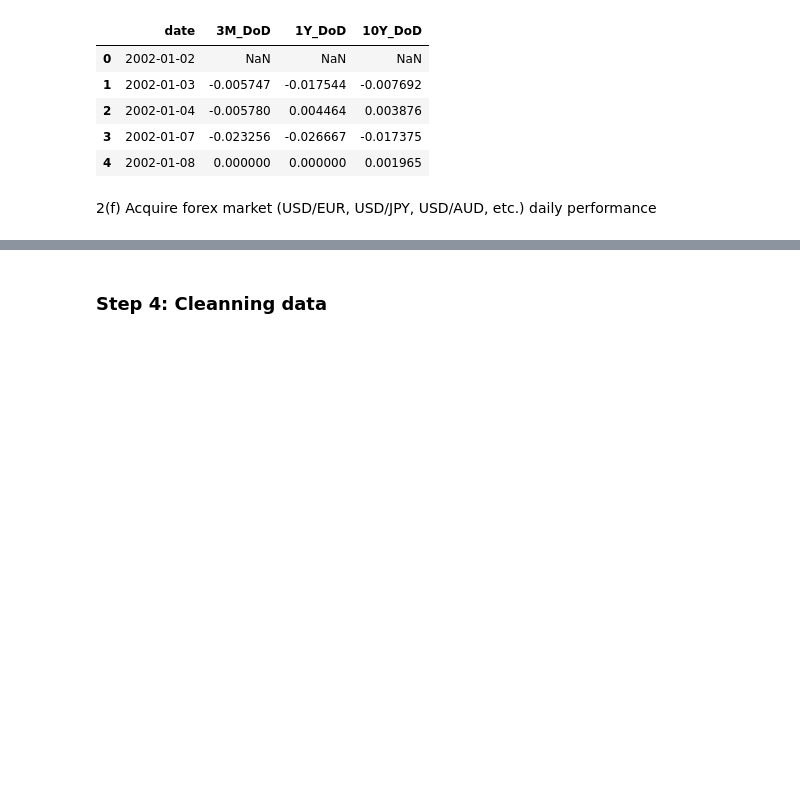
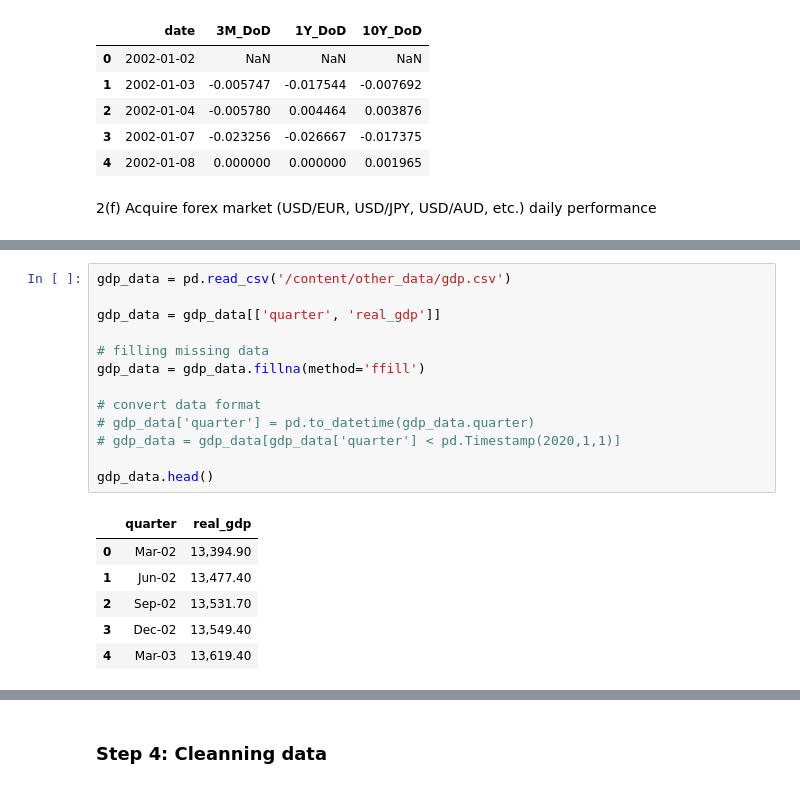
Before and after one commit to stevegbrooks/big-portfolio-learner, a Jupyter notebook: big_portfolio_learner.ipynb, the cells around one changed output, grey strips where cells are left out. Drawn from its saved outputs; the diff is of its cells as text; blank space fills up the shorter version.

```diff
--- a/big_portfolio_learner.ipynb
+++ b/big_portfolio_learner.ipynb
@@ -423,0 +424,20 @@ forex_data.head()
+# %%
+gdp_data = pd.read_csv('/content/other_data/gdp.csv')
+
+gdp_data = gdp_data[['quarter', 'real_gdp']]
+
+# filling missing data
+gdp_data = gdp_data.fillna(method='ffill')
+
+# convert data format
+# gdp_data['quarter'] = pd.to_datetime(gdp_data.quarter)
+# gdp_data = gdp_data[gdp_data['quarter'] < pd.Timestamp(2020,1,1)]
+
+gdp_data.head()
+# %% [output]
+|  | quarter | real_gdp |
+| 0 | Mar-02 | 13,394.90 |
+| 1 | Jun-02 | 13,477.40 |
+| 2 | Sep-02 | 13,531.70 |
+| 3 | Dec-02 | 13,549.40 |
+| 4 | Mar-03 | 13,619.40 |
```
Also changed, not shown: parts of 6 cells of this notebook.
